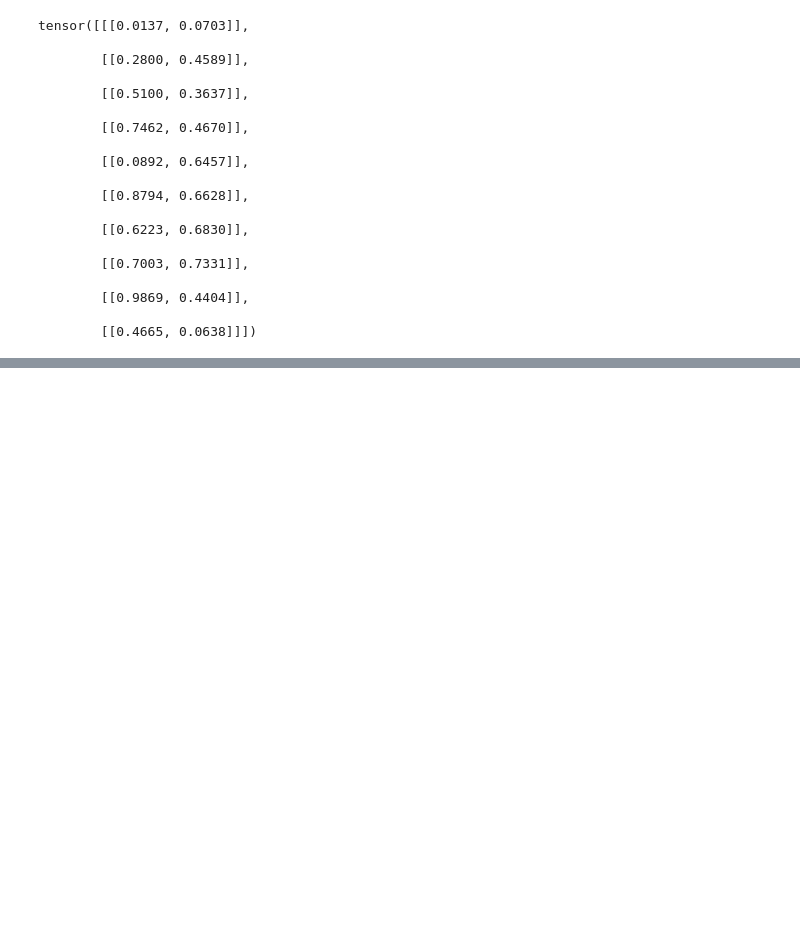
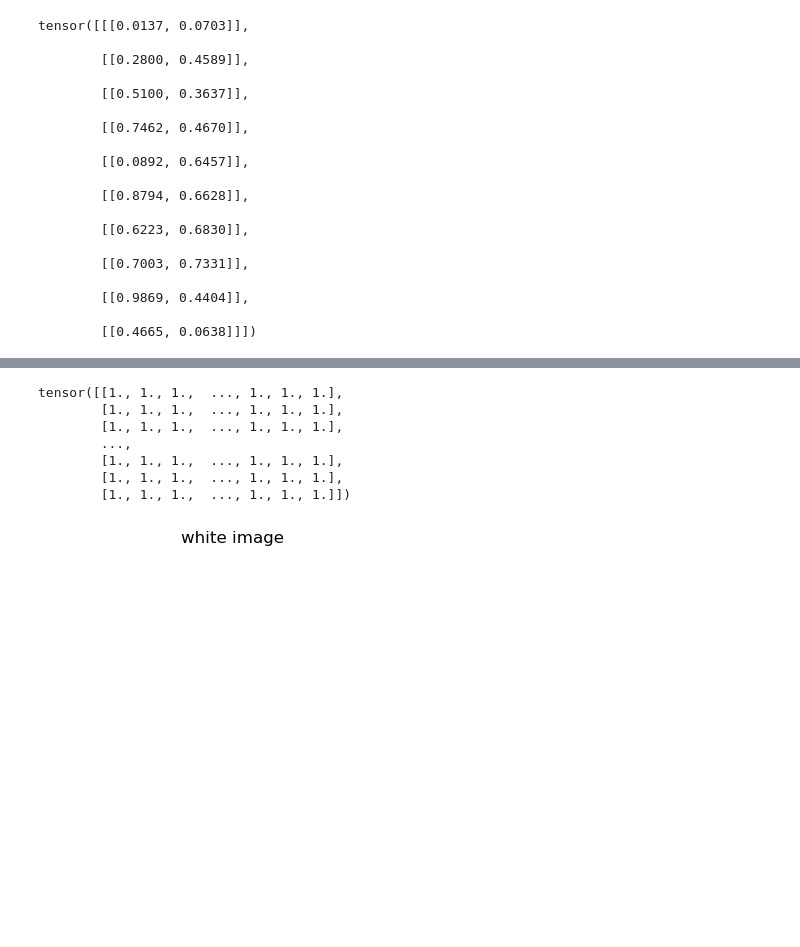
Before and after one commit to SouvickC/Computer_Vision, a Jupyter notebook: 2_Random_num.ipynb, the cells around one changed output, grey strips where cells are left out. Saved outputs shown, nothing was run; the diff lists cells and outputs as text; code cells hidden in the pictures; blank space fills up the shorter version.

```diff
--- a/2_Random_num.ipynb
+++ b/2_Random_num.ipynb
@@ -95,0 +154,21 @@ ModuleNotFoundError: No module named 'sklearn'
+# %%
+ones_tensor=torch.ones(256, 256)
+print(ones_tensor)
+
+
+def plot_torch(tensor, title):
+    plt.imshow(tensor.numpy(),cmap='grey', vmin=0, vmax=1) ## for avoiding error
+    plt.title(title)
+    plt.axis('off')
+    plt.show()
+
+plot_torch(ones_tensor, 'white image')
+# %% [output]
+tensor([[1., 1., 1.,  ..., 1., 1., 1.],
+        [1., 1., 1.,  ..., 1., 1., 1.],
+        [1., 1., 1.,  ..., 1., 1., 1.],
+        ...,
+        [1., 1., 1.,  ..., 1., 1., 1.],
+        [1., 1., 1.,  ..., 1., 1., 1.],
+        [1., 1., 1.,  ..., 1., 1., 1.]])
+[figure, added]
```
Also changed, not shown: parts of 7 cells of this notebook.
